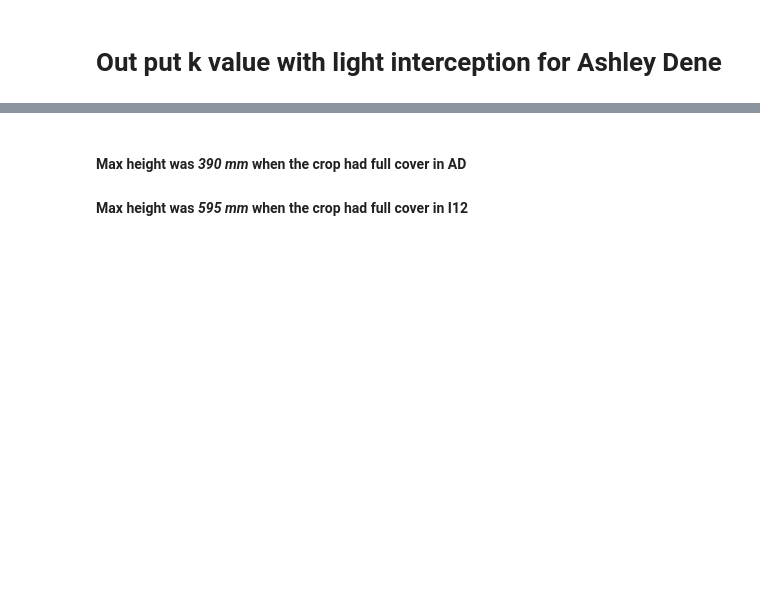
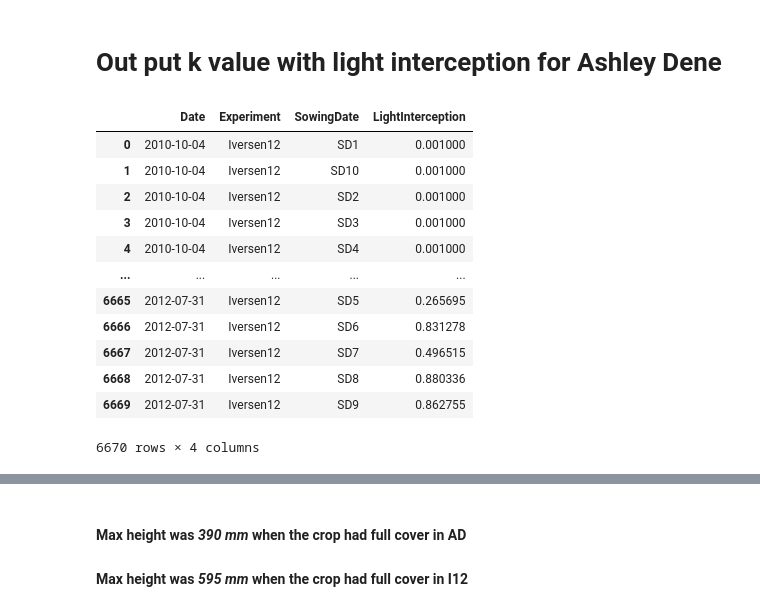
Before and after one commit to frank0434/Master, a Jupyter notebook: SetUpCoverDataForSlurp.ipynb, the cells around one changed output, grey strips where cells are left out. Drawn from its saved outputs; the diff is of its cells as text; code cells hidden in the pictures; blank space fills up the shorter version.

```diff
--- a/SetUpCoverDataForSlurp.ipynb
+++ b/SetUpCoverDataForSlurp.ipynb
@@ -819,0 +988,16 @@ CoverDF.k.unique()
+# %%
+CoverDFI12
+# %% [output]
+|  | Date | Experiment | SowingDate | LightInterception |
+| 0 | 2010-10-04 | Iversen12 | SD1 | 0.001000 |
+| 1 | 2010-10-04 | Iversen12 | SD10 | 0.001000 |
+| 2 | 2010-10-04 | Iversen12 | SD2 | 0.001000 |
+| 3 | 2010-10-04 | Iversen12 | SD3 | 0.001000 |
+| 4 | 2010-10-04 | Iversen12 | SD4 | 0.001000 |
+| ... | ... | ... | ... | ... |
+| 6665 | 2012-07-31 | Iversen12 | SD5 | 0.265695 |
+| 6666 | 2012-07-31 | Iversen12 | SD6 | 0.831278 |
+| 6667 | 2012-07-31 | Iversen12 | SD7 | 0.496515 |
+| 6668 | 2012-07-31 | Iversen12 | SD8 | 0.880336 |
+| 6669 | 2012-07-31 | Iversen12 | SD9 | 0.862755 |
+6670 rows × 4 columns
```
Also changed, not shown: parts of 30 cells of this notebook, 1 other file.
